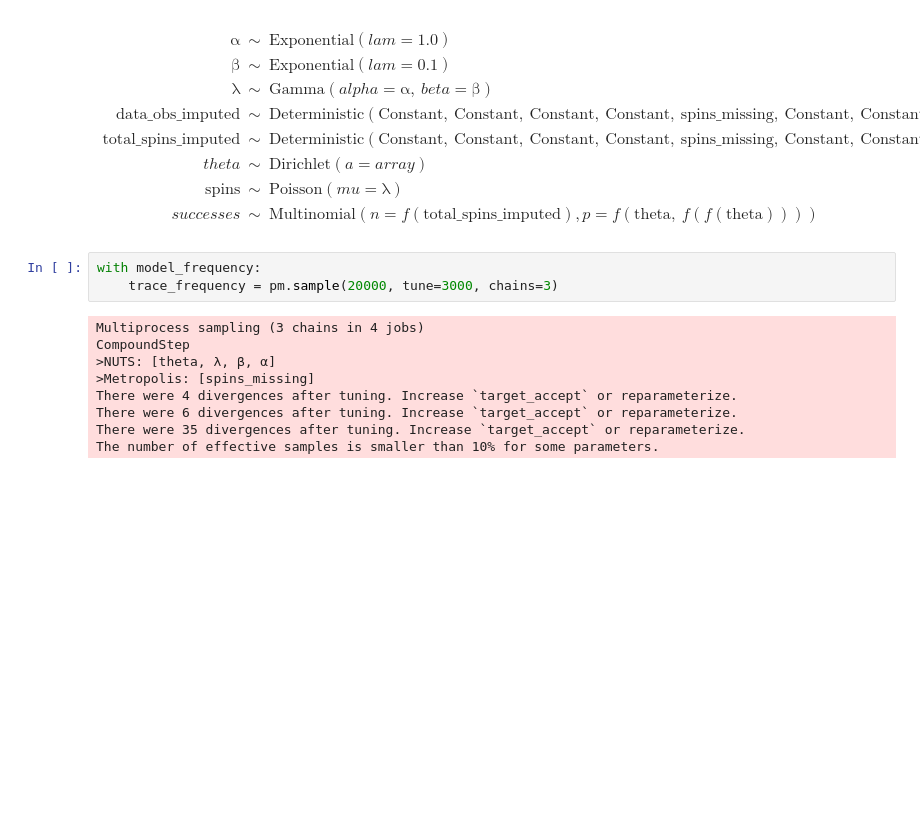
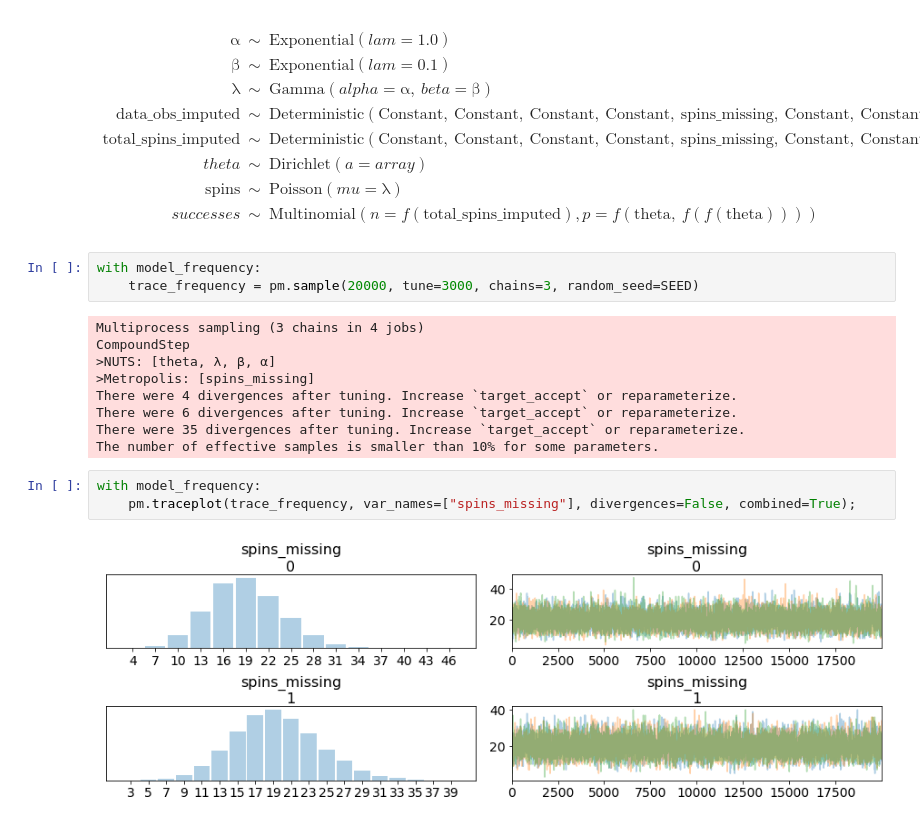
Before and after one commit to clausherther/public, a Jupyter notebook: Rethinking - Andrew's Spinner.ipynb, the cells around one changed output. Drawn from its saved outputs; the diff is of its cells as text; blank space fills up the shorter version.

```diff
--- a/Rethinking - Andrew's Spinner.ipynb
+++ b/Rethinking - Andrew's Spinner.ipynb
@@ -80,7 +87,7 @@ $$
             $$
 # %%
 with model_frequency:
-    trace_frequency = pm.sample(20000, tune=3000, chains=3)
+    trace_frequency = pm.sample(20000, tune=3000, chains=3, random_seed=SEED)
 # %% [output]
 Multiprocess sampling (3 chains in 4 jobs)
 CompoundStep
@@ -90,5 +97,10 @@ There were 4 divergences after tuning. Increase `target_accept` or reparameteriz
 There were 6 divergences after tuning. Increase `target_accept` or reparameterize.
 There were 35 divergences after tuning. Increase `target_accept` or reparameterize.
 The number of effective samples is smaller than 10% for some parameters.
+# %%
+with model_frequency:
+    pm.traceplot(trace_frequency, var_names=["spins_missing"], divergences=False, combined=True);
+# %% [output]
+[figure, added]
 # %%
 with model_frequency:
```
Also changed, not shown: parts of 9 cells of this notebook.
